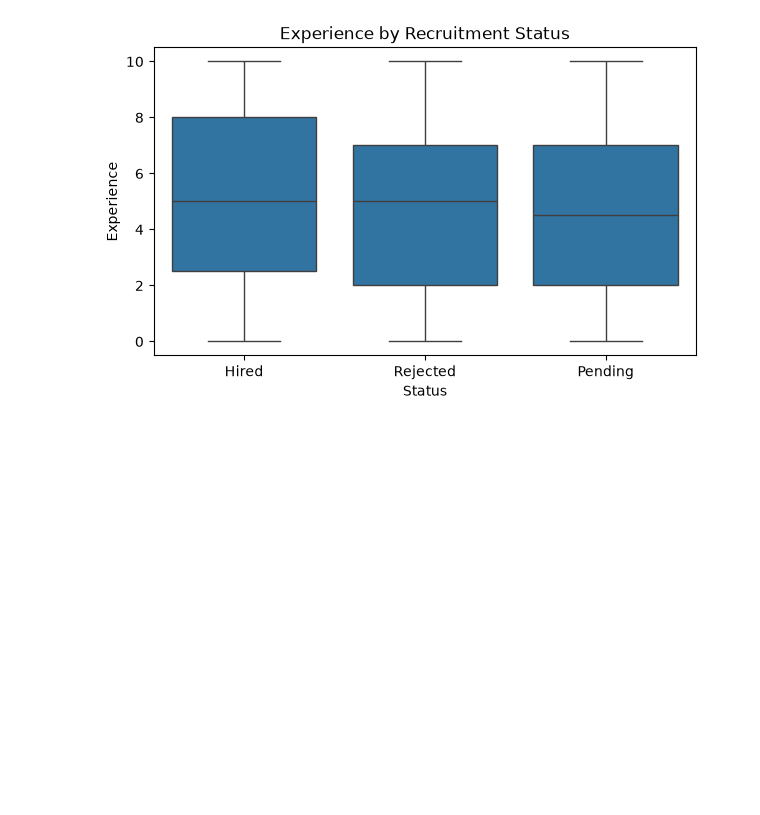
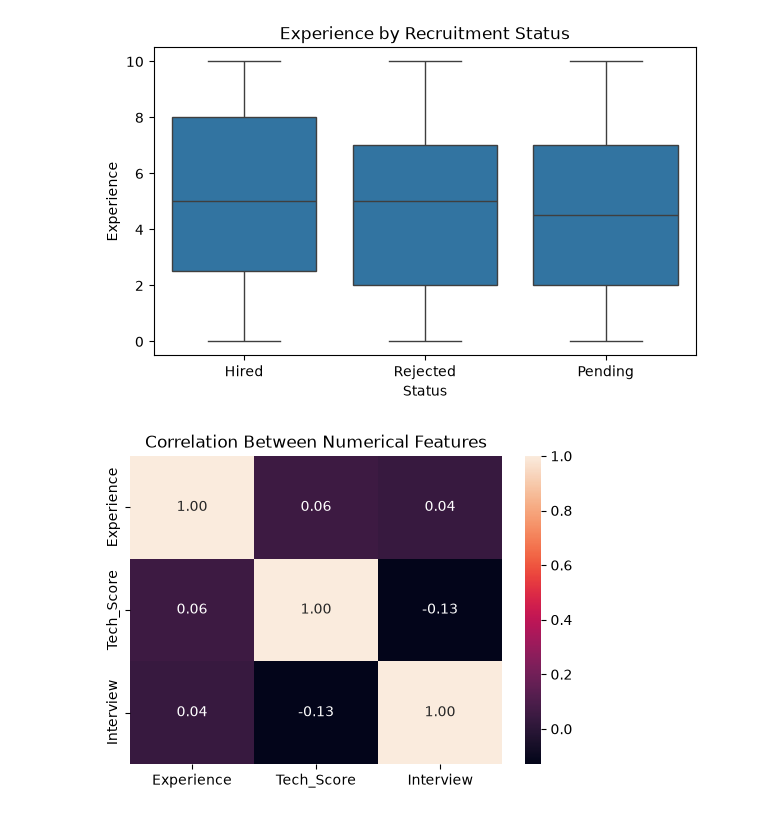
Before and after one commit to Charith-01/Neural-Network-Classification, a Jupyter notebook: notebooks/01_data_understanding.ipynb, the cells around one changed output. Cells and saved outputs as stored; diff of their text form; code cells hidden in the pictures; blank space fills up the shorter version.

```diff
--- a/notebooks/01_data_understanding.ipynb
+++ b/notebooks/01_data_understanding.ipynb
@@ -222,3 +222,17 @@ plt.title("Experience by Recruitment Status")
 plt.show()
 # %% [output]
 [figure]
+# %%
+numeric_df = df[["Experience", "Tech_Score", "Interview"]]
+
+plt.figure(figsize=(6, 4))
+sns.heatmap(
+    numeric_df.corr(),
+    annot=True,
+    fmt=".2f"
+)
+
+plt.title("Correlation Between Numerical Features")
+plt.show()
+# %% [output]
+[figure, added]
```
Also changed, not shown: 1 other file.
